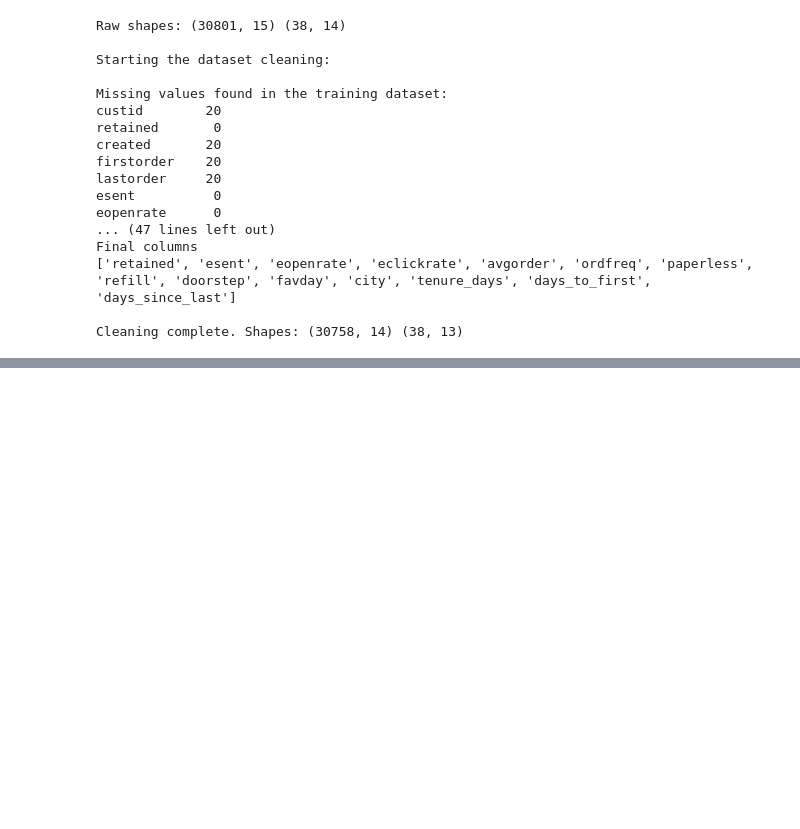
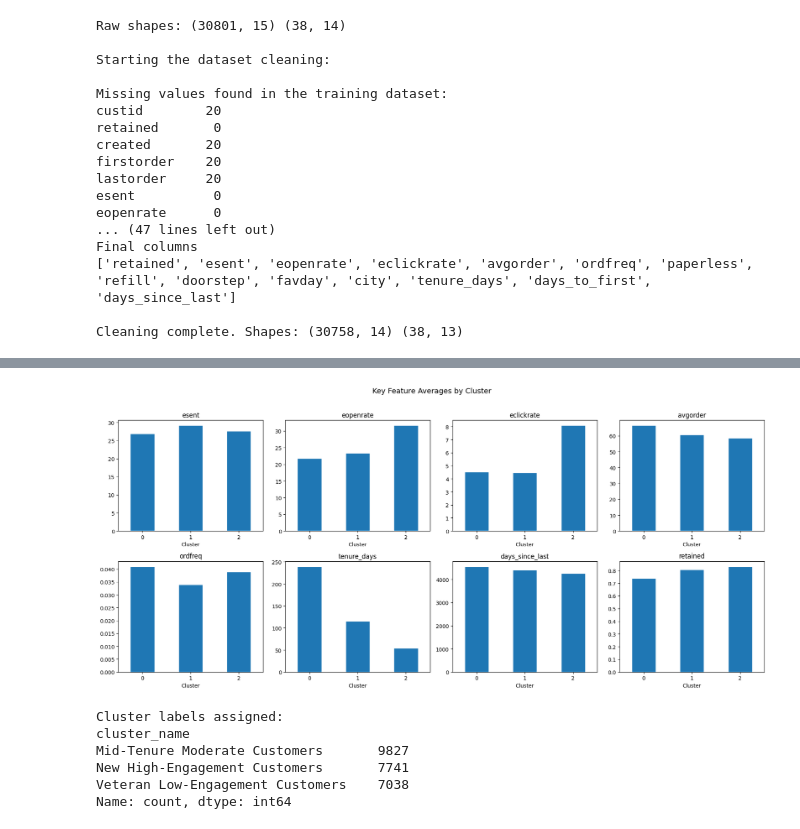
Before and after one commit to ihasnaou/Customer-Segmentation-Prediction-System, a Jupyter notebook: Customer Segmentation & Prediction System.ipynb, the cells around one changed output, grey strips where cells are left out. Saved outputs shown, nothing was run; the diff lists cells and outputs as text; code cells hidden in the pictures; blank space fills up the shorter version.

```diff
--- a/Customer Segmentation & Prediction System.ipynb
+++ b/Customer Segmentation & Prediction System.ipynb
@@ -101,0 +241,7 @@ K-Means
+# %%
+# We will examine the avg value of each feature to understand customer behaviour in each cluster
+cluster_profile = train_clustered.groupby('cluster')[FEATURES + ['retained']].mean().round(3)
+cluster_profile['count'] = train_clustered.groupby('cluster').size()
+
+print('=== Cluster Profiles ===')
+print(cluster_profile.T.to_string())
@@ -101,0 +266,38 @@ K-Means
+# %%
+# We will focus on the most business-relevant features
+key_features = ['esent', 'eopenrate', 'eclickrate', 'avgorder', 'ordfreq',
+                'tenure_days', 'days_since_last', 'retained']
+
+fig, axes = plt.subplots(2, 4, figsize=(18, 8))
+axes = axes.flatten()
+
+for i, feat in enumerate(key_features):
+    cluster_profile[feat].plot(kind='bar', ax=axes[i], edgecolor='white', colormap='tab10')
+    axes[i].set_title(feat)
+    axes[i].set_xlabel('Cluster')
+    axes[i].set_xticklabels(axes[i].get_xticklabels(), rotation=0)
+
+plt.suptitle('Key Feature Averages by Cluster', fontsize=14, y=1.02)
+plt.tight_layout()
+plt.show()
+# %% [output]
+[figure, added]
+# %%
+# The clusters seem primarily driven by city in this data set, with ssmall differences in tenure, email engagement, and spending behaviour
+cluster_labels = {
+    0: 'Veteran Low-Engagement Customers',
+    1: 'Mid-Tenure Moderate Customers',
+    2: 'New High-Engagement Customers'
+}
+
+train_clustered['cluster_name'] = train_clustered['cluster'].map(cluster_labels)
+
+print('Cluster labels assigned:')
+print(train_clustered['cluster_name'].value_counts())
+# %% [output]
+Cluster labels assigned:
+cluster_name
+Mid-Tenure Moderate Customers       9827
+New High-Engagement Customers       7741
+Veteran Low-Engagement Customers    7038
+Name: count, dtype: int64
```
Also changed, not shown: parts of 9 cells of this notebook.
